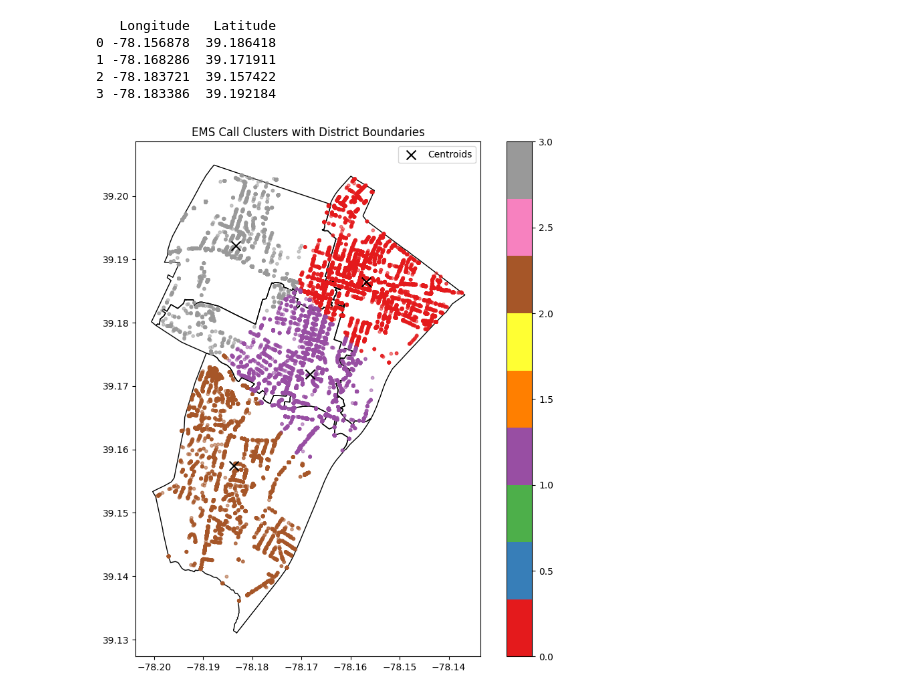
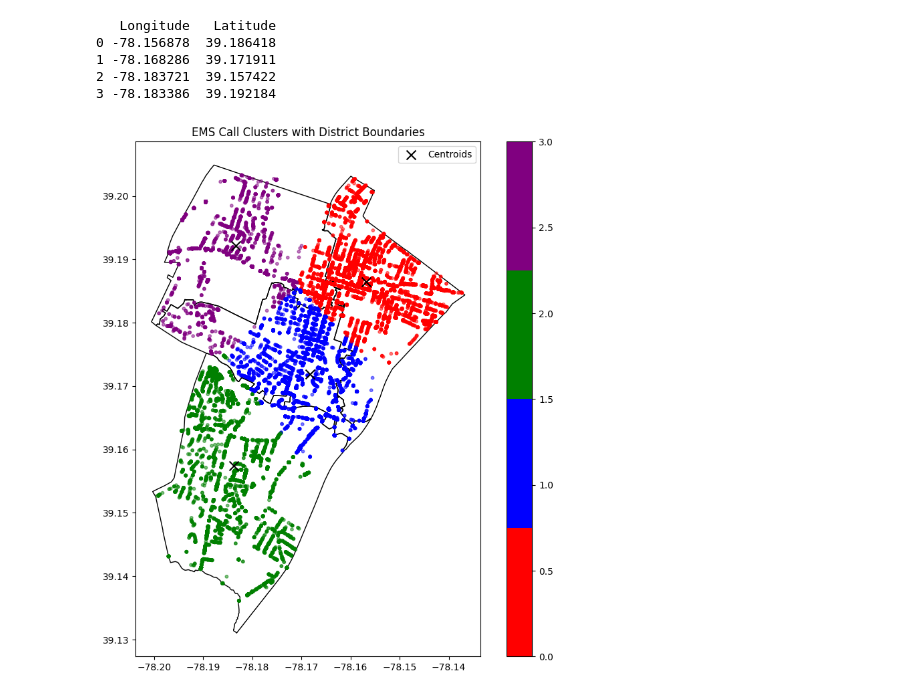
Before and after one commit to baywigg/ML4VA, a Jupyter notebook: visualizing/k_means_attempt.ipynb, the cells around one changed output. Saved outputs shown, nothing was run; the diff lists cells and outputs as text; code cells hidden in the pictures.

Commit message:
k means clustered

```diff
--- a/visualizing/k_means_attempt.ipynb
+++ b/visualizing/k_means_attempt.ipynb
@@ -52,32 +52,35 @@ print(centroid_df)
 import geopandas as gpd
 import matplotlib.pyplot as plt
 import pandas as pd
+from matplotlib.colors import ListedColormap
 
 # Load geojson boundary file
 districts = gpd.read_file("../data/First_Due_Areas.geojson")
 
 # Convert call points to GeoDataFrame
 calls_gdf = gpd.GeoDataFrame(
     calls_long_lat,
     geometry=gpd.points_from_xy(calls_long_lat['Longitude'], calls_long_lat['Latitude']),
     crs="EPSG:4326"
 )
 
 # Convert centroids to GeoDataFrame (longitude comes first!)
 centroid_gdf = gpd.GeoDataFrame(
     centroid_df,
     geometry=gpd.points_from_xy(centroid_df['Longitude'], centroid_df['Latitude']),
     crs="EPSG:4326"
 )
 
 # Plot everything
 fig, ax = plt.subplots(figsize=(10, 10))
 districts.plot(ax=ax, edgecolor='black', facecolor='none')
-calls_gdf.plot(ax=ax, column='cluster', cmap='Set1', markersize=10, alpha=0.5, legend=True)
+custom_cmap = ListedColormap(['red', 'blue', 'green', 'purple'])  # match your cluster count
+calls_gdf.plot(ax=ax, column='cluster', cmap=custom_cmap, markersize=10, alpha=0.5, legend=True)
+# calls_gdf.plot(ax=ax, column='cluster', cmap='Set1', markersize=10, alpha=0.5, legend=True)
 centroid_gdf.plot(ax=ax, color='black', markersize=100, marker='x', label='Centroids')
 
 plt.title("EMS Call Clusters with District Boundaries")
 plt.legend()
 plt.show()
 # %% [output]
-[figure, old version]
+[figure, new version]
```
